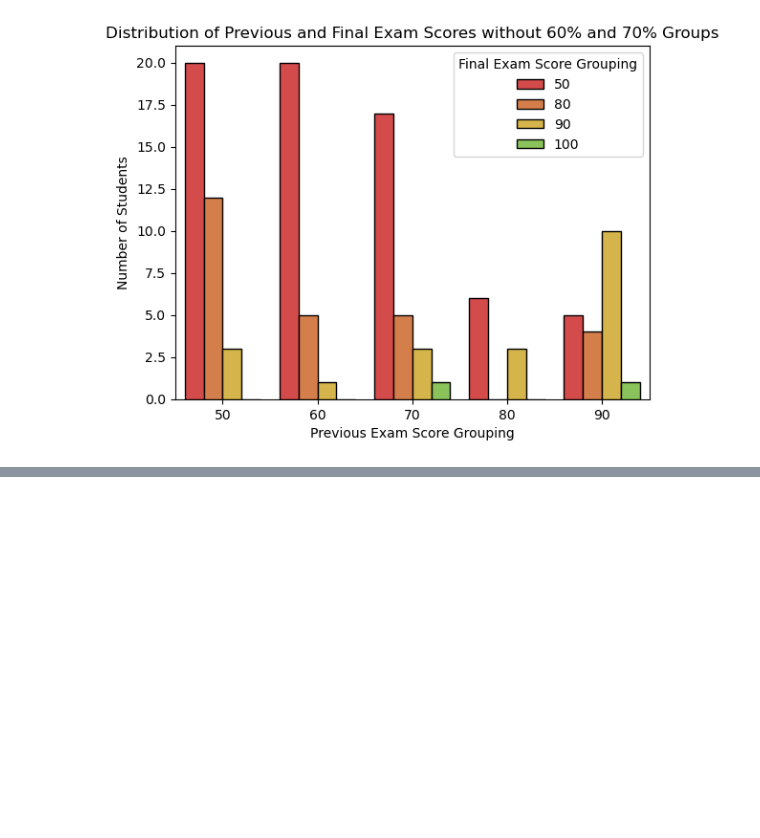
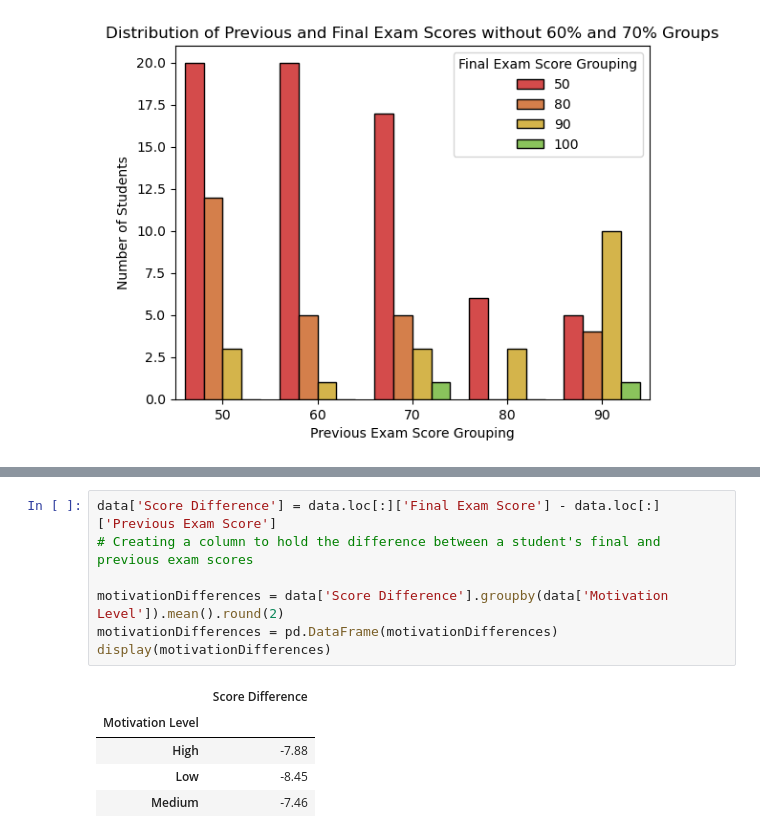
Before and after one commit to HTTime39/Scientific-Data-Analysis-Project, a Jupyter notebook: about-elements-impacting-student-success.ipynb, the cells around one changed output, grey strips where cells are left out. Cells and saved outputs as stored; diff of their text form; blank space fills up the shorter version.

```diff
--- a/about-elements-impacting-student-success.ipynb
+++ b/about-elements-impacting-student-success.ipynb
@@ -155,0 +161,13 @@ display(scoresBarPlot)
+# %%
+data['Score Difference'] = data.loc[:]['Final Exam Score'] - data.loc[:]['Previous Exam Score']
+# Creating a column to hold the difference between a student's final and previous exam scores
+
+motivationDifferences = data['Score Difference'].groupby(data['Motivation Level']).mean().round(2)
+motivationDifferences = pd.DataFrame(motivationDifferences)
+display(motivationDifferences)
+# %% [output]
+|  | Score Difference |
+| Motivation Level |  |
+| High | -7.88 |
+| Low | -8.45 |
+| Medium | -7.46 |
```
Also changed, not shown: parts of 5 cells of this notebook, 1 other file.
